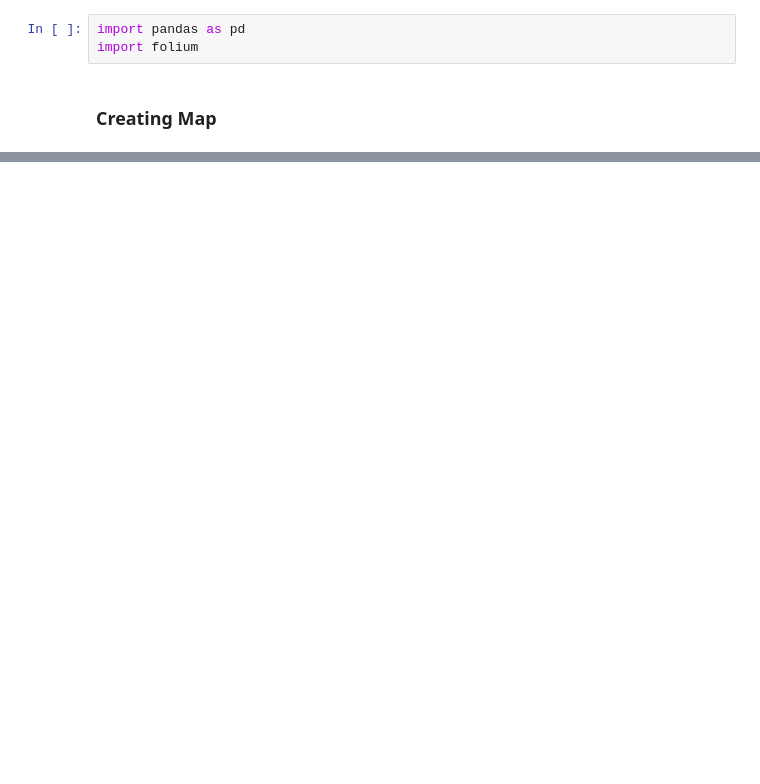
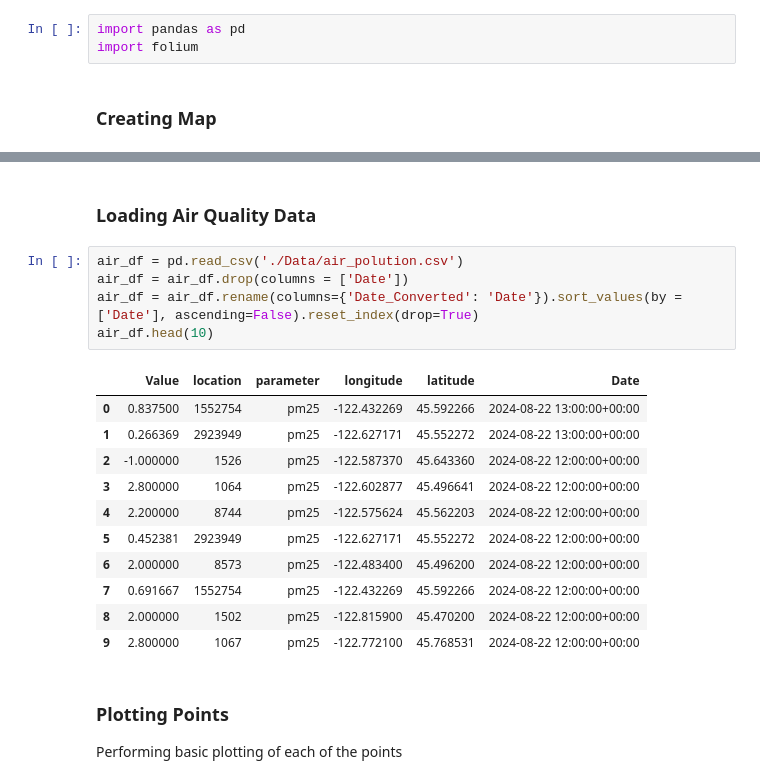
Before and after one commit to pinstripezebra/Visualization, a Jupyter notebook: Geographic Visualizations/geo_visualization.ipynb, the cells around one changed output, grey strips where cells are left out. Drawn from its saved outputs; the diff is of its cells as text; blank space fills up the shorter version.

Commit message:
updating basic visualization

```diff
--- a/Geographic Visualizations/geo_visualization.ipynb
+++ b/Geographic Visualizations/geo_visualization.ipynb
@@ -14,3 +14,25 @@ map = folium.Map(location= portland_coordinates,
 map
 # %% [output]
 [interactive output not drawn]
+# %% [markdown]
+### Loading Air Quality Data
+# %%
+air_df = pd.read_csv('./Data/air_polution.csv')
+air_df = air_df.drop(columns = ['Date'])
+air_df = air_df.rename(columns={'Date_Converted': 'Date'}).sort_values(by = ['Date'], ascending=False).reset_index(drop=True)
+air_df.head(10)
+# %% [output]
+|  | Value | location | parameter | longitude | latitude | Date |
+| 0 | 0.837500 | 1552754 | pm25 | -122.432269 | 45.592266 | 2024-08-22 13:00:00+00:00 |
+| 1 | 0.266369 | 2923949 | pm25 | -122.627171 | 45.552272 | 2024-08-22 13:00:00+00:00 |
+| 2 | -1.000000 | 1526 | pm25 | -122.587370 | 45.643360 | 2024-08-22 12:00:00+00:00 |
+| 3 | 2.800000 | 1064 | pm25 | -122.602877 | 45.496641 | 2024-08-22 12:00:00+00:00 |
+| 4 | 2.200000 | 8744 | pm25 | -122.575624 | 45.562203 | 2024-08-22 12:00:00+00:00 |
+| 5 | 0.452381 | 2923949 | pm25 | -122.627171 | 45.552272 | 2024-08-22 12:00:00+00:00 |
+| 6 | 2.000000 | 8573 | pm25 | -122.483400 | 45.496200 | 2024-08-22 12:00:00+00:00 |
+| 7 | 0.691667 | 1552754 | pm25 | -122.432269 | 45.592266 | 2024-08-22 12:00:00+00:00 |
+| 8 | 2.000000 | 1502 | pm25 | -122.815900 | 45.470200 | 2024-08-22 12:00:00+00:00 |
+| 9 | 2.800000 | 1067 | pm25 | -122.772100 | 45.768531 | 2024-08-22 12:00:00+00:00 |
+# %% [markdown]
+### Plotting Points
+Performing basic plotting of each of the points
```
Also changed, not shown: parts of 4 cells of this notebook, 1 other file.
